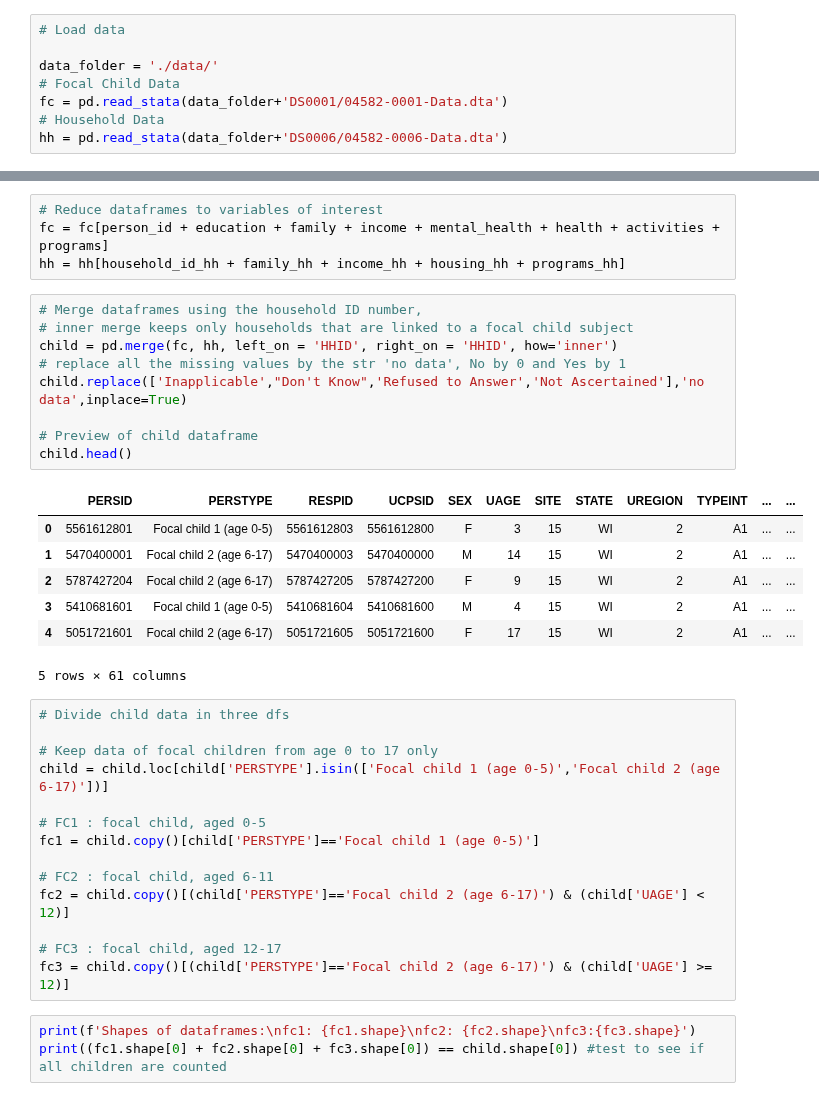
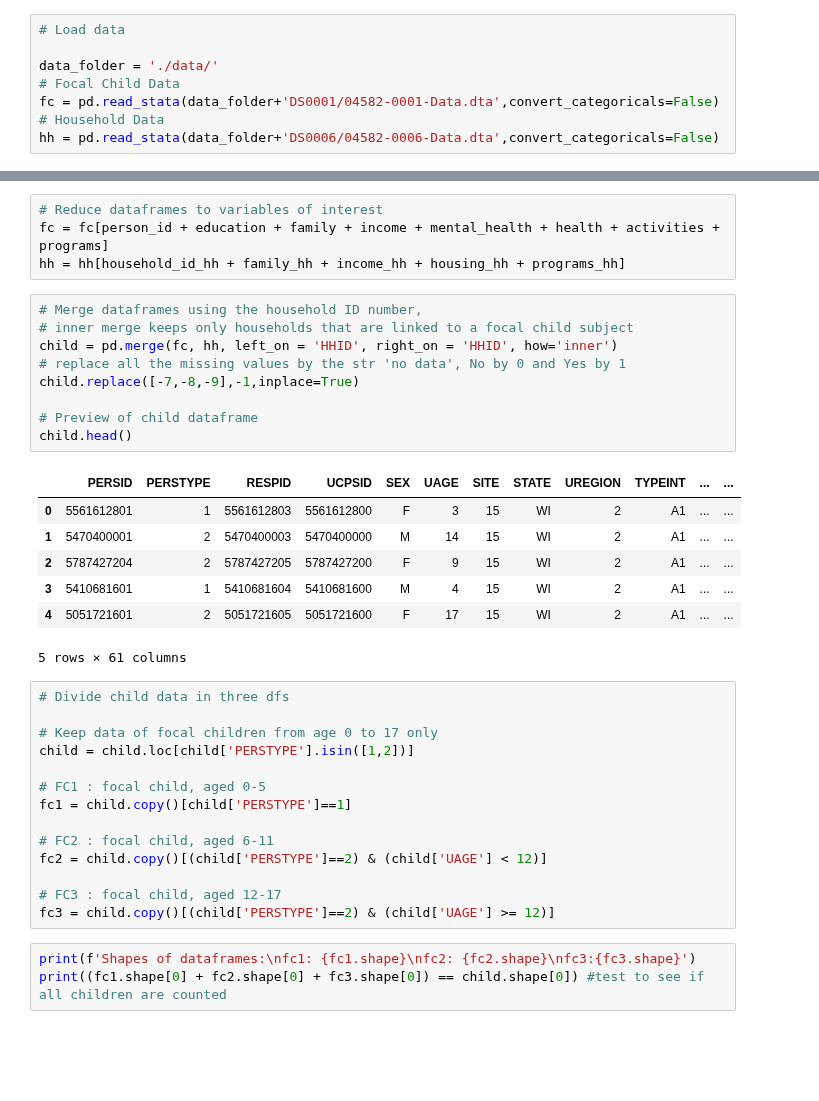
Before and after one commit to epfl-ada/ada-2020-project-milestone-p3-p3_ada-boi, a Jupyter notebook: creative_extension.ipynb, the cells around one changed output, grey strips where cells are left out. Drawn from its saved outputs; the diff is of its cells as text; blank space fills up the shorter version.

```diff
--- a/creative_extension.ipynb
+++ b/creative_extension.ipynb
@@ -21,9 +21,9 @@ import statsmodels.formula.api as smf
 
 data_folder = './data/'
 # Focal Child Data
-fc = pd.read_stata(data_folder+'DS0001/04582-0001-Data.dta')
+fc = pd.read_stata(data_folder+'DS0001/04582-0001-Data.dta',convert_categoricals=False)
 # Household Data
-hh = pd.read_stata(data_folder+'DS0006/04582-0006-Data.dta')
+hh = pd.read_stata(data_folder+'DS0006/04582-0006-Data.dta',convert_categoricals=False)
 # %%
 # Variables of interest in child and hh datasets
 person_id = ['PERSID','PERSTYPE','RESPID','UCPSID','SEX','UAGE','SITE','STATE','UREGION','TYPEINT','HHID']
@@ -46,34 +46,34 @@ hh = hh[household_id_hh + family_hh + income_hh + housing_hh + programs_hh]
 # %%
 # Merge dataframes using the household ID number,
 # inner merge keeps only households that are linked to a focal child subject
 child = pd.merge(fc, hh, left_on = 'HHID', right_on = 'HHID', how='inner')
 # replace all the missing values by the str 'no data', No by 0 and Yes by 1
-child.replace(['Inapplicable',"Don't Know",'Refused to Answer','Not Ascertained'],'no data',inplace=True)
+child.replace([-7,-8,-9],-1,inplace=True)
 
 # Preview of child dataframe
 child.head()
 # %% [output]
 |  | PERSID | PERSTYPE | RESPID | UCPSID | SEX | UAGE | SITE | STATE | UREGION | TYPEINT | ... | ... |
-| 0 | 5561612801 | Focal child 1 (age 0-5) | 5561612803 | 5561612800 | F | 3 | 15 | WI | 2 | A1 | ... | ... |
-| 1 | 5470400001 | Focal child 2 (age 6-17) | 5470400003 | 5470400000 | M | 14 | 15 | WI | 2 | A1 | ... | ... |
-| 2 | 5787427204 | Focal child 2 (age 6-17) | 5787427205 | 5787427200 | F | 9 | 15 | WI | 2 | A1 | ... | ... |
-| 3 | 5410681601 | Focal child 1 (age 0-5) | 5410681604 | 5410681600 | M | 4 | 15 | WI | 2 | A1 | ... | ... |
-| 4 | 5051721601 | Focal child 2 (age 6-17) | 5051721605 | 5051721600 | F | 17 | 15 | WI | 2 | A1 | ... | ... |
+| 0 | 5561612801 | 1 | 5561612803 | 5561612800 | F | 3 | 15 | WI | 2 | A1 | ... | ... |
+| 1 | 5470400001 | 2 | 5470400003 | 5470400000 | M | 14 | 15 | WI | 2 | A1 | ... | ... |
+| 2 | 5787427204 | 2 | 5787427205 | 5787427200 | F | 9 | 15 | WI | 2 | A1 | ... | ... |
+| 3 | 5410681601 | 1 | 5410681604 | 5410681600 | M | 4 | 15 | WI | 2 | A1 | ... | ... |
+| 4 | 5051721601 | 2 | 5051721605 | 5051721600 | F | 17 | 15 | WI | 2 | A1 | ... | ... |
 5 rows × 61 columns
 # %%
 # Divide child data in three dfs
 
 # Keep data of focal children from age 0 to 17 only
-child = child.loc[child['PERSTYPE'].isin(['Focal child 1 (age 0-5)','Focal child 2 (age 6-17)'])]
+child = child.loc[child['PERSTYPE'].isin([1,2])]
 
 # FC1 : focal child, aged 0-5
-fc1 = child.copy()[child['PERSTYPE']=='Focal child 1 (age 0-5)']
+fc1 = child.copy()[child['PERSTYPE']==1]
 
 # FC2 : focal child, aged 6-11
-fc2 = child.copy()[(child['PERSTYPE']=='Focal child 2 (age 6-17)') & (child['UAGE'] < 12)]
+fc2 = child.copy()[(child['PERSTYPE']==2) & (child['UAGE'] < 12)]
 
 # FC3 : focal child, aged 12-17
-fc3 = child.copy()[(child['PERSTYPE']=='Focal child 2 (age 6-17)') & (child['UAGE'] >= 12)]
+fc3 = child.copy()[(child['PERSTYPE']==2) & (child['UAGE'] >= 12)]
 # %%
 print(f'Shapes of dataframes:\nfc1: {fc1.shape}\nfc2: {fc2.shape}\nfc3:{fc3.shape}')
 print((fc1.shape[0] + fc2.shape[0] + fc3.shape[0]) == child.shape[0]) #test to see if all children are counted
```
Also changed, not shown: parts of 6 cells of this notebook.
